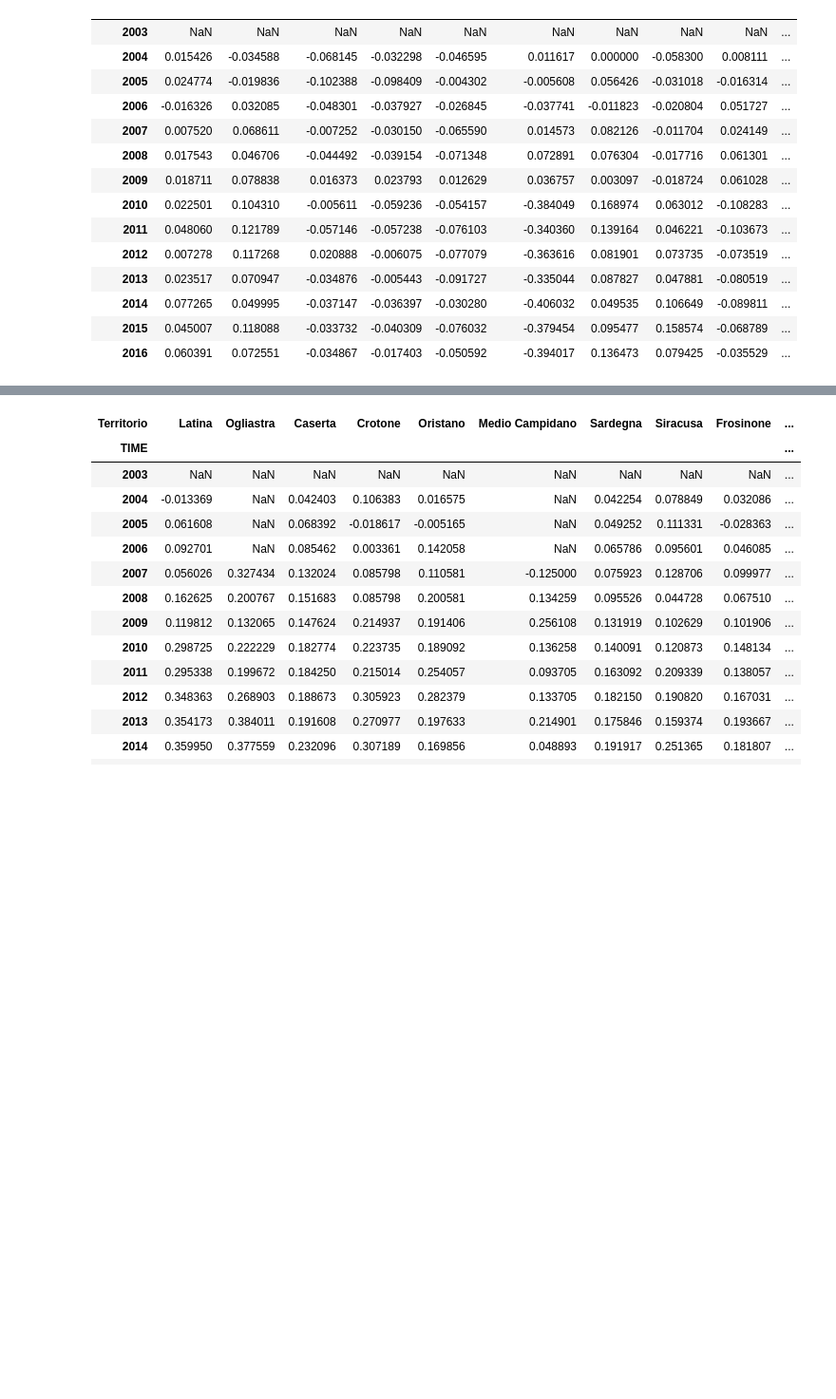
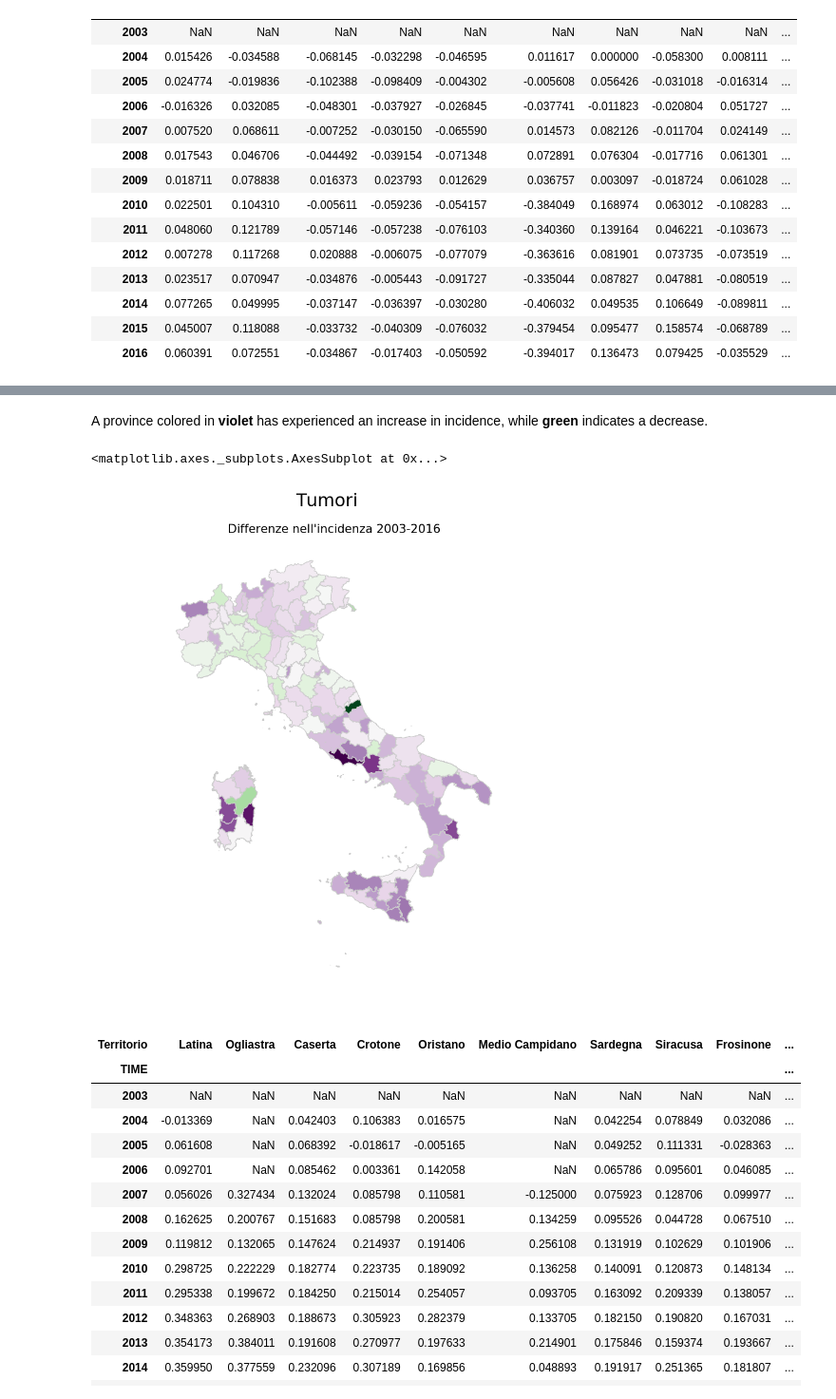
Before and after one commit to pagopa-archive/nteract-on-ckan, a Jupyter notebook: open-notebooks-example/italy_mortality.ipynb, the cells around one changed output, grey strips where cells are left out. Shown at 95% size. Saved outputs shown, nothing was run; the diff lists cells and outputs as text; code cells hidden in the pictures; blank space fills up the shorter version.

Commit message:
italy_mortality: added diff map

```diff
--- a/open-notebooks-example/italy_mortality.ipynb
+++ b/open-notebooks-example/italy_mortality.ipynb
@@ -455,0 +451,5 @@ pct_territorio_cum_sum.tail(1)
+# %%
+pct_diff = pct_territorio_cum_sum.tail(1)
+pct_diff = pct_diff.transpose()
+pct_diff.rename(columns={2016:'diff_03_16'}, inplace=True)
+pct_diff
@@ -456,3 +475,21 @@ pct_territorio_cum_sum.tail(1)
+# %%
+merged_pct_diff = pd.merge(map_pr, pct_diff, left_on='desc_pr', right_on='Territorio')
+# %% [markdown]
+A province colored in **violet** has experienced an increase in incidence, while **green** indicates a decrease.
+# %%
+variable = 'diff_03_16'
+fig, ax = plt.subplots(1, figsize=(7, 7))
+
+ax.axis('off')
+
+plt.suptitle('Tumori',fontsize=15, y=0.96)
+plt.title("Differenze nell'incidenza 2003-2016",fontsize=10)
+
+
+merged_pct_diff.plot(column=variable, cmap='PRGn_r', linewidth=0.6, ax=ax, edgecolor='0.8')
+# %% [output]
+<matplotlib.axes._subplots.AxesSubplot at 0x...>
+[figure, added]
 # %%
 pct_territorio_cum_sum.sort_values(by=2016, ascending=False, axis=1).iloc[:,0:15]
 # %% [output]
```
Also changed, not shown: parts of 3 cells of this notebook.
